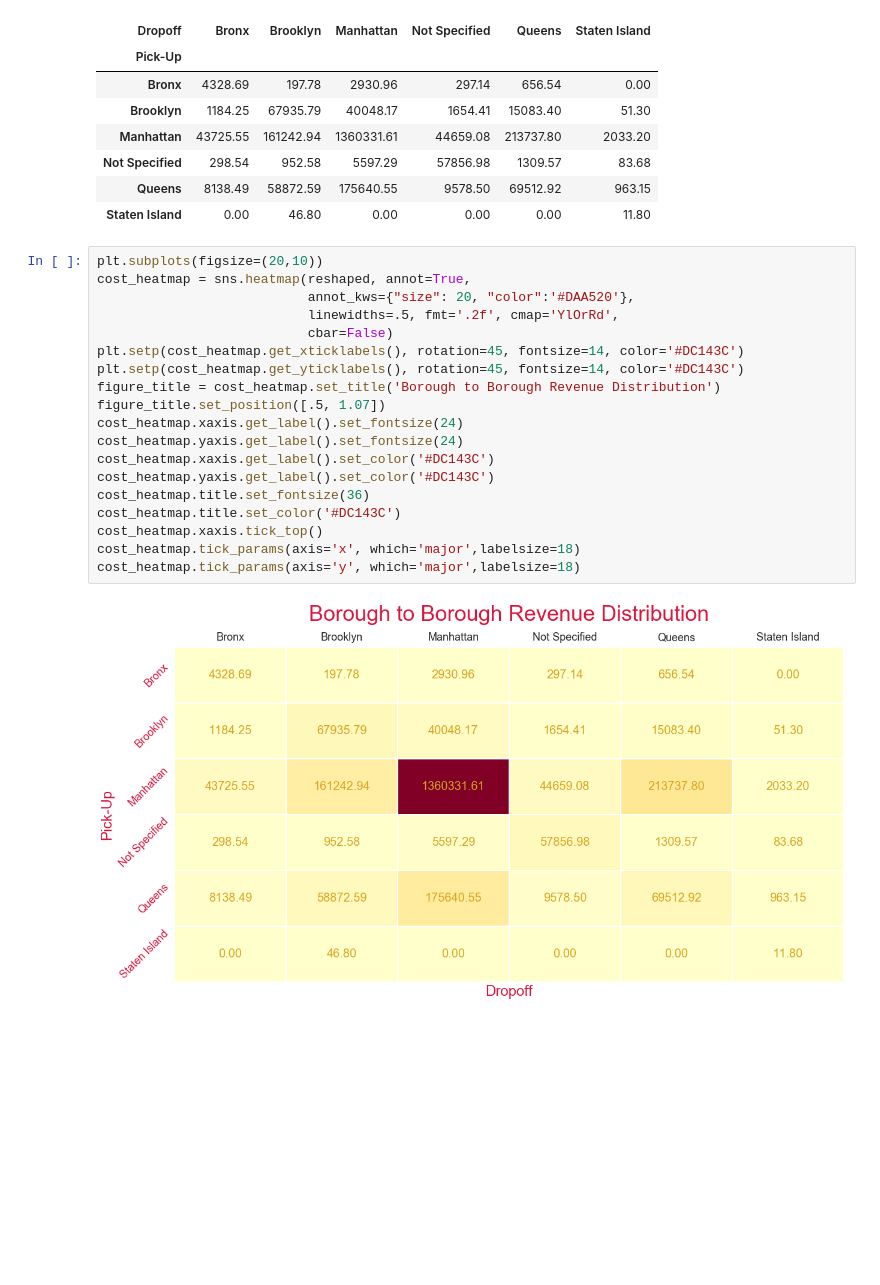
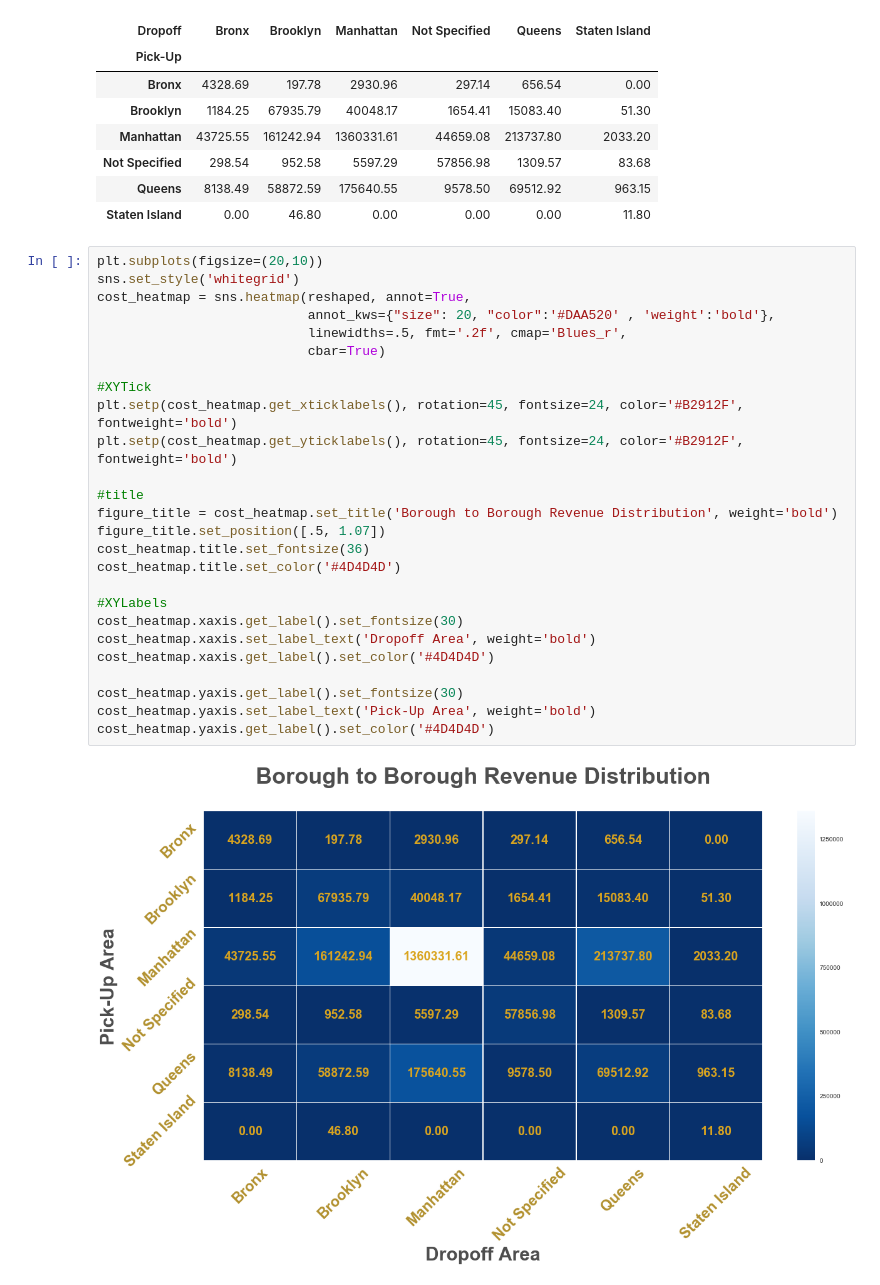
Before and after one commit to kedarvdm/Python4DataAnalysis, a Jupyter notebook: Final_Project-NYC_Yellow_Cab_Data_Analysis/notebooks/Analysis1.ipynb, the cells around one changed output. Cells and saved outputs as stored; diff of their text form; blank space fills up the shorter version.

Commit message:
Added Sample file and changed fonts and colors

```diff
--- a/Final_Project-NYC_Yellow_Cab_Data_Analysis/notebooks/Analysis1.ipynb
+++ b/Final_Project-NYC_Yellow_Cab_Data_Analysis/notebooks/Analysis1.ipynb
@@ -44,22 +44,29 @@ reshaped
 | Staten Island | 0.00 | 46.80 | 0.00 | 0.00 | 0.00 | 11.80 |
 # %%
 plt.subplots(figsize=(20,10))
+sns.set_style('whitegrid')
 cost_heatmap = sns.heatmap(reshaped, annot=True,
-                           annot_kws={"size": 20, "color":'#DAA520'},
-                           linewidths=.5, fmt='.2f', cmap='YlOrRd',
-                           cbar=False)
-plt.setp(cost_heatmap.get_xticklabels(), rotation=45, fontsize=14, color='#DC143C')
-plt.setp(cost_heatmap.get_yticklabels(), rotation=45, fontsize=14, color='#DC143C')
-figure_title = cost_heatmap.set_title('Borough to Borough Revenue Distribution')
+                           annot_kws={"size": 20, "color":'#DAA520' , 'weight':'bold'},
+                           linewidths=.5, fmt='.2f', cmap='Blues_r',
+                           cbar=True)
+
+#XYTick
+plt.setp(cost_heatmap.get_xticklabels(), rotation=45, fontsize=24, color='#B2912F', fontweight='bold')
+plt.setp(cost_heatmap.get_yticklabels(), rotation=45, fontsize=24, color='#B2912F', fontweight='bold')
+
+#title
+figure_title = cost_heatmap.set_title('Borough to Borough Revenue Distribution', weight='bold')
 figure_title.set_position([.5, 1.07])
-cost_heatmap.xaxis.get_label().set_fontsize(24)
-cost_heatmap.yaxis.get_label().set_fontsize(24)
-cost_heatmap.xaxis.get_label().set_color('#DC143C')
-cost_heatmap.yaxis.get_label().set_color('#DC143C')
 cost_heatmap.title.set_fontsize(36)
-cost_heatmap.title.set_color('#DC143C')
-cost_heatmap.xaxis.tick_top()
-cost_heatmap.tick_params(axis='x', which='major',labelsize=18)
-cost_heatmap.tick_params(axis='y', which='major',labelsize=18)
+cost_heatmap.title.set_color('#4D4D4D')
+
+#XYLabels
+cost_heatmap.xaxis.get_label().set_fontsize(30)
+cost_heatmap.xaxis.set_label_text('Dropoff Area', weight='bold')
+cost_heatmap.xaxis.get_label().set_color('#4D4D4D')
+
+cost_heatmap.yaxis.get_label().set_fontsize(30)
+cost_heatmap.yaxis.set_label_text('Pick-Up Area', weight='bold')
+cost_heatmap.yaxis.get_label().set_color('#4D4D4D')
 # %% [output]
-[figure, old version]
+[figure, new version]
```
Also changed, not shown: 25 other files.
